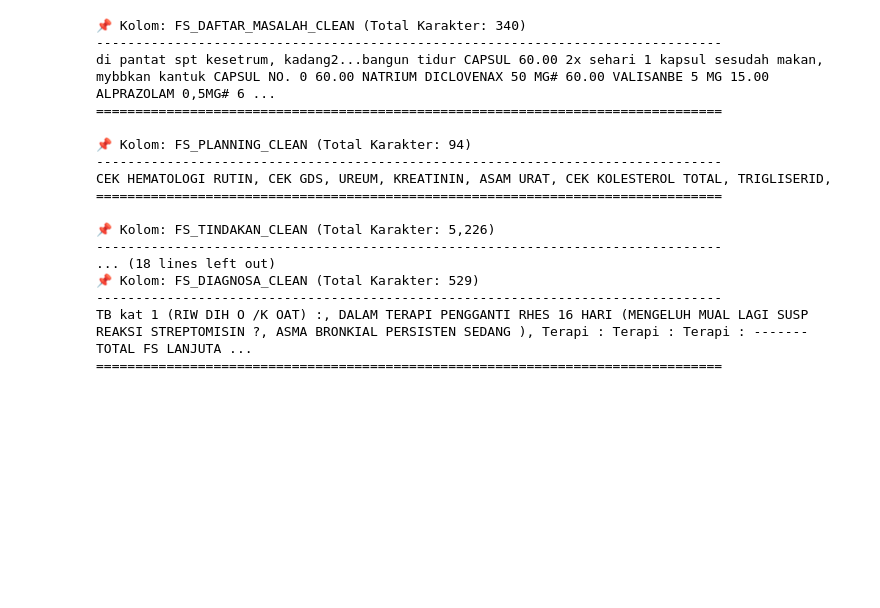
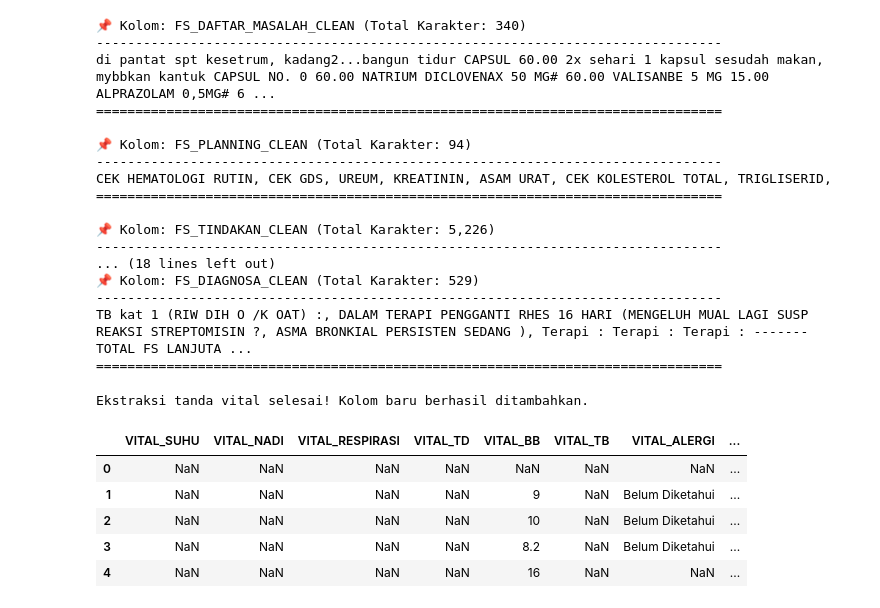
Before and after one commit to syha-studio/data-science-project-mmi-team-1, a Jupyter notebook: project.ipynb, the cells around one changed output. Saved outputs shown, nothing was run; the diff lists cells and outputs as text; code cells hidden in the pictures; blank space fills up the shorter version.

Commit message:
medis jalan ngeclean lagi

```diff
--- a/project.ipynb
+++ b/project.ipynb
@@ -351,3 +351,66 @@ CEK HEMATOLOGI RUTIN, CEK GDS, UREUM, KREATININ, ASAM URAT, CEK KOLESTEROL TOTAL
 --------------------------------------------------------------------------------
 TB kat 1 (RIW DIH O /K OAT) :, DALAM TERAPI PENGGANTI RHES 16 HARI (MENGELUH MUAL LAGI SUSP REAKSI STREPTOMISIN ?, ASMA BRONKIAL PERSISTEN SEDANG ), Terapi : Terapi : Terapi : ------- TOTAL FS LANJUTA ...
 ================================================================================
+# %%
+import re
+import pandas as pd
+
+
+# Fungsi untuk memecah teks catatan fisik menjadi kolom-kolom terstruktur
+def extract_vital_signs(text):
+  if pd.isna(text):
+    return pd.Series([None, None, None, None, None, None, None, None])
+
+  text_str = str(text)
+
+  # Helper untuk mengambil nilai berdasarkan pola teks
+  def get_val(pattern):
+    match = re.search(pattern, text_str, re.IGNORECASE)
+    if match:
+      val = match.group(1).strip()
+      # Ubah strip atau nilai kosong menjadi None/NaN
+      if val in ["-", "", "x/menit", "mmHg", "C", "- C"]:
+        return None
+      return val
+    return None
+
+  # Pola ekstraksi per parameter tanda vital
+  suhu = get_val(r"Suhu\s*:\s*([^,]+)")
+  nadi = get_val(r"Nadi\s*:\s*([^,]+)")
+  respirasi = get_val(r"Respirasi\s*:\s*([^,]+)")
+  td = get_val(r"TD\s*:\s*([^,]+)")
+  bb = get_val(r"BB\s*:\s*([^,]+)")
+  tb = get_val(r"TB\s*:\s*([^,]+)")
+  alergi = get_val(r"Alergi\s*:\s*([^,]+)")
+  skala_nyeri = get_val(r"Skala Nyeri\s*:\s*([^,]+)")
+
+  return pd.Series([suhu, nadi, respirasi, td, bb, tb, alergi, skala_nyeri])
+
+
+# Kolom target baru
+col_names = [
+    "VITAL_SUHU",
+    "VITAL_NADI",
+    "VITAL_RESPIRASI",
+    "VITAL_TD",
+    "VITAL_BB",
+    "VITAL_TB",
+    "VITAL_ALERGI",
+    "VITAL_SKALA_NYERI",
+]
+
+# Terapkan fungsi ke dataframe
+medis_jalan_cleaned[col_names] = medis_jalan_cleaned[
+    "FS_CATATAN_FISIK_CLEAN"
+].apply(extract_vital_signs)
+
+print("Ekstraksi tanda vital selesai! Kolom baru berhasil ditambahkan.")
+display(medis_jalan_cleaned[col_names].head(5))
+# %% [output]
+Ekstraksi tanda vital selesai! Kolom baru berhasil ditambahkan.
+|  | VITAL_SUHU | VITAL_NADI | VITAL_RESPIRASI | VITAL_TD | VITAL_BB | VITAL_TB | VITAL_ALERGI | ... |
+| 0 | NaN | NaN | NaN | NaN | NaN | NaN | NaN | ... |
+| 1 | NaN | NaN | NaN | NaN | 9 | NaN | Belum Diketahui | ... |
+| 2 | NaN | NaN | NaN | NaN | 10 | NaN | Belum Diketahui | ... |
+| 3 | NaN | NaN | NaN | NaN | 8.2 | NaN | Belum Diketahui | ... |
+| 4 | NaN | NaN | NaN | NaN | 16 | NaN | NaN | ... |
```
Also changed, not shown: parts of 5 cells of this notebook.
